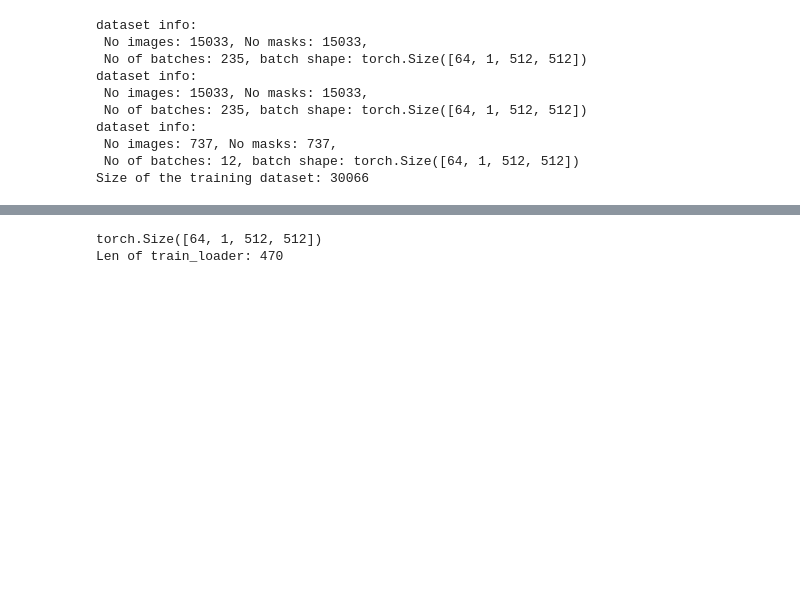
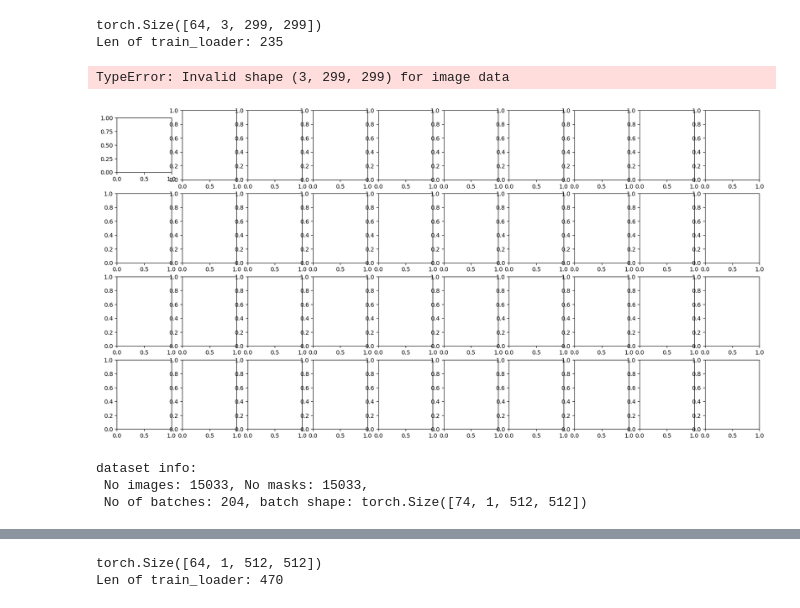
Before and after one commit to sinaziaee/image_segmentation, a Jupyter notebook: image_segmentation copy.ipynb, the cells around one changed output, grey strips where cells are left out. Saved outputs shown, nothing was run; the diff lists cells and outputs as text; code cells hidden in the pictures; blank space fills up the shorter version.

```diff
--- a/image_segmentation copy.ipynb
+++ b/image_segmentation copy.ipynb
@@ -22,46 +119,35 @@ import gc
+# %%
+util_functions.visualize_dataset(augmented_train_loader)
+# %% [output]
+torch.Size([64, 3, 299, 299])
+Len of train_loader: 235
+TypeError: Invalid shape (3, 299, 299) for image data
+[figure, added]
 # %%
 base_path = '/scratch/student/sinaziaee/datasets/2d_dataset'
 train_dir = os.path.join(base_path, 'training')
+base_path = '/scratch/student/sinaziaee/datasets/2d_dataset'
 valid_dir = os.path.join(base_path, 'validation')
 img_size = 512
+
 train_transformer = transforms.Compose([
-        transforms.ToTensor(),
-        transforms.RandomRotation(2*math.pi),
-        transforms.RandomResizedCrop(img_size, scale=(0.7, 1.4)),
-        transforms.GaussianBlur(1),
-        transforms.ColorJitter(brightness=(0.75, 1.25), contrast=(0.5, 2)),
-        transforms.Lambda(lambda img: util_functions.apply_gaussian_noise(img, std_dev=0.1) if torch.rand(1) < 0.1 else img),
-    ])
+    transforms.ToTensor(),
+    transforms.RandomRotation(2*math.pi),
+    transforms.RandomResizedCrop(img_size, scale=(0.7, 1.4)),
+    transforms.GaussianBlur(1),
+    transforms.ColorJitter(brightness=(0.75, 1.25), contrast=(0.5, 2)),
+    transforms.Lambda(lambda img: util_functions.apply_gaussian_noise(img, std_dev=0.1) if torch.rand(1) < 0.1 else img)
+])
+
 valid_transformer = transforms.Compose([
-        transforms.ToTensor(),
-        transforms.Resize((img_size, img_size), antialias=True),
-    ])
-batch_size = 64
+    transforms.ToTensor(),
+    transforms.Resize((img_size, img_size), antialias=True),
+])
+batch_size = 74
 
 plain_train_loader = mypreprocess.create_data_loaders(path_dir=train_dir, image_dir='images',
-                                            label_dir='labels', data_transformer=valid_transformer, batch_size=batch_size, split_size=None)
-augmented_train_loader = mypreprocess.create_data_loaders(path_dir=train_dir, image_dir='images',
-                                            label_dir='labels', data_transformer=train_transformer, batch_size=batch_size, split_size=None)
-train_loader = DataLoader(ConcatDataset([plain_train_loader.dataset, augmented_train_loader.dataset]), batch_size=batch_size, shuffle=True)
-valid_loader = mypreprocess.create_data_loaders(path_dir=valid_dir, image_dir='images',
-                                            label_dir='labels', data_transformer=valid_transformer, batch_size=batch_size, split_size=None)
-
-# train_loader = valid_loader
-
-del plain_train_loader
-del augmented_train_loader
-
-# Run garbage collection to free up memory
-gc.collect()
-print("Size of the training dataset:", len(train_loader.dataset))
+                            label_dir='labels', data_transformer=valid_transformer, batch_size=batch_size, split_size=None)
 # %% [output]
 dataset info:
  No images: 15033, No masks: 15033,
- No of batches: 235, batch shape: torch.Size([64, 1, 512, 512])
-dataset info:
- No images: 15033, No masks: 15033,
- No of batches: 235, batch shape: torch.Size([64, 1, 512, 512])
-dataset info:
- No images: 737, No masks: 737,
- No of batches: 12, batch shape: torch.Size([64, 1, 512, 512])
-Size of the training dataset: 30066
+ No of batches: 204, batch shape: torch.Size([74, 1, 512, 512])
```
Also changed, not shown: parts of 8 cells of this notebook, 5 other files.
